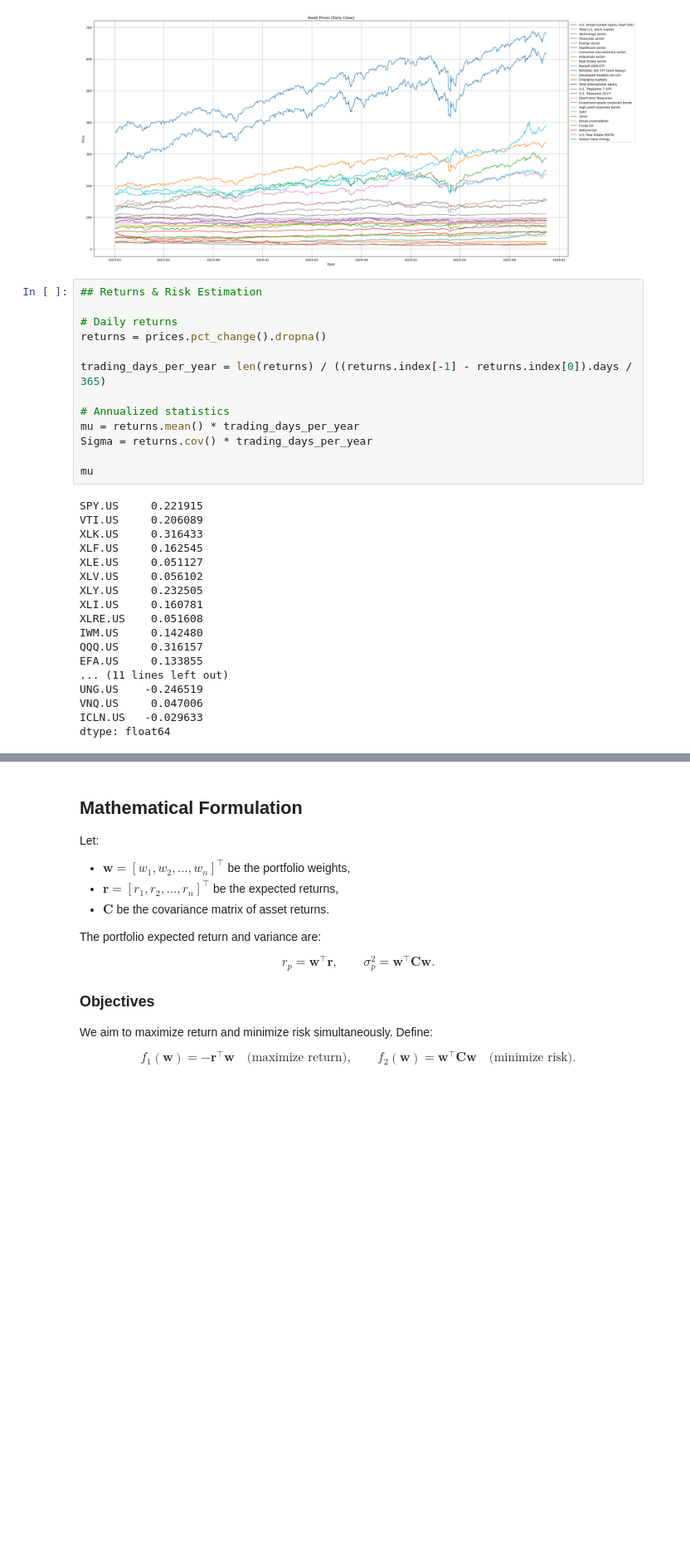
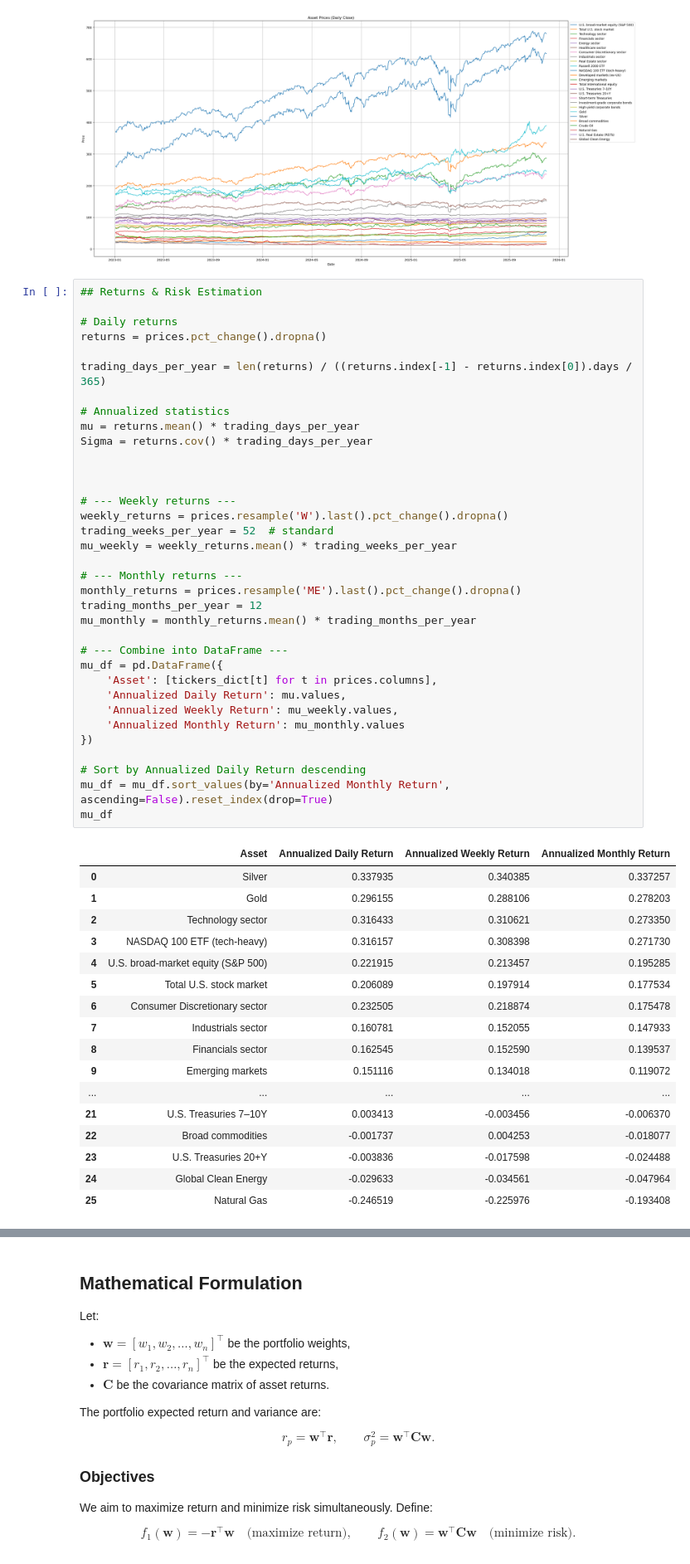
Before and after one commit to SalK91/convex_optimization, a Jupyter notebook: docs/convex/tutorials/3_portfolio.ipynb, the cells around one changed output, grey strips where cells are left out. Shown at 83% size. Drawn from its saved outputs; the diff is of its cells as text; blank space fills up the shorter version.

```diff
--- a/docs/convex/tutorials/3_portfolio.ipynb
+++ b/docs/convex/tutorials/3_portfolio.ipynb
@@ -155,31 +131,53 @@ plt.show()
 # %%
 ## Returns & Risk Estimation
 
 # Daily returns
 returns = prices.pct_change().dropna()
 
 trading_days_per_year = len(returns) / ((returns.index[-1] - returns.index[0]).days / 365)
 
 # Annualized statistics
 mu = returns.mean() * trading_days_per_year
 Sigma = returns.cov() * trading_days_per_year
 
-mu
+
+
+# --- Weekly returns ---
+weekly_returns = prices.resample('W').last().pct_change().dropna()
+trading_weeks_per_year = 52  # standard
+mu_weekly = weekly_returns.mean() * trading_weeks_per_year
+
+# --- Monthly returns ---
+monthly_returns = prices.resample('ME').last().pct_change().dropna()
+trading_months_per_year = 12
+mu_monthly = monthly_returns.mean() * trading_months_per_year
+
+# --- Combine into DataFrame ---
+mu_df = pd.DataFrame({
+    'Asset': [tickers_dict[t] for t in prices.columns],
+    'Annualized Daily Return': mu.values,
+    'Annualized Weekly Return': mu_weekly.values,
+    'Annualized Monthly Return': mu_monthly.values
+})
+
+# Sort by Annualized Daily Return descending
+mu_df = mu_df.sort_values(by='Annualized Monthly Return', ascending=False).reset_index(drop=True)
+mu_df
 # %% [output]
-SPY.US     0.221915
-VTI.US     0.206089
-XLK.US     0.316433
-XLF.US     0.162545
-XLE.US     0.051127
-XLV.US     0.056102
-XLY.US     0.232505
-XLI.US     0.160781
-XLRE.US    0.051608
-IWM.US     0.142480
-QQQ.US     0.316157
-EFA.US     0.133855
-... (11 lines left out)
-UNG.US    -0.246519
-VNQ.US     0.047006
-ICLN.US   -0.029633
-dtype: float64
+|  | Asset | Annualized Daily Return | Annualized Weekly Return | Annualized Monthly Return |
+| 0 | Silver | 0.337935 | 0.340385 | 0.337257 |
+| 1 | Gold | 0.296155 | 0.288106 | 0.278203 |
+| 2 | Technology sector | 0.316433 | 0.310621 | 0.273350 |
+| 3 | NASDAQ 100 ETF (tech-heavy) | 0.316157 | 0.308398 | 0.271730 |
+| 4 | U.S. broad-market equity (S&P 500) | 0.221915 | 0.213457 | 0.195285 |
+| 5 | Total U.S. stock market | 0.206089 | 0.197914 | 0.177534 |
+| 6 | Consumer Discretionary sector | 0.232505 | 0.218874 | 0.175478 |
+| 7 | Industrials sector | 0.160781 | 0.152055 | 0.147933 |
+| 8 | Financials sector | 0.162545 | 0.152590 | 0.139537 |
+| 9 | Emerging markets | 0.151116 | 0.134018 | 0.119072 |
+| ... | ... | ... | ... | ... |
+| 21 | U.S. Treasuries 7–10Y | 0.003413 | -0.003456 | -0.006370 |
+| 22 | Broad commodities | -0.001737 | 0.004253 | -0.018077 |
+| 23 | U.S. Treasuries 20+Y | -0.003836 | -0.017598 | -0.024488 |
+| 24 | Global Clean Energy | -0.029633 | -0.034561 | -0.047964 |
+| 25 | Natural Gas | -0.246519 | -0.225976 | -0.193408 |
```
Also changed, not shown: parts of 9 cells of this notebook, 6 other files.
